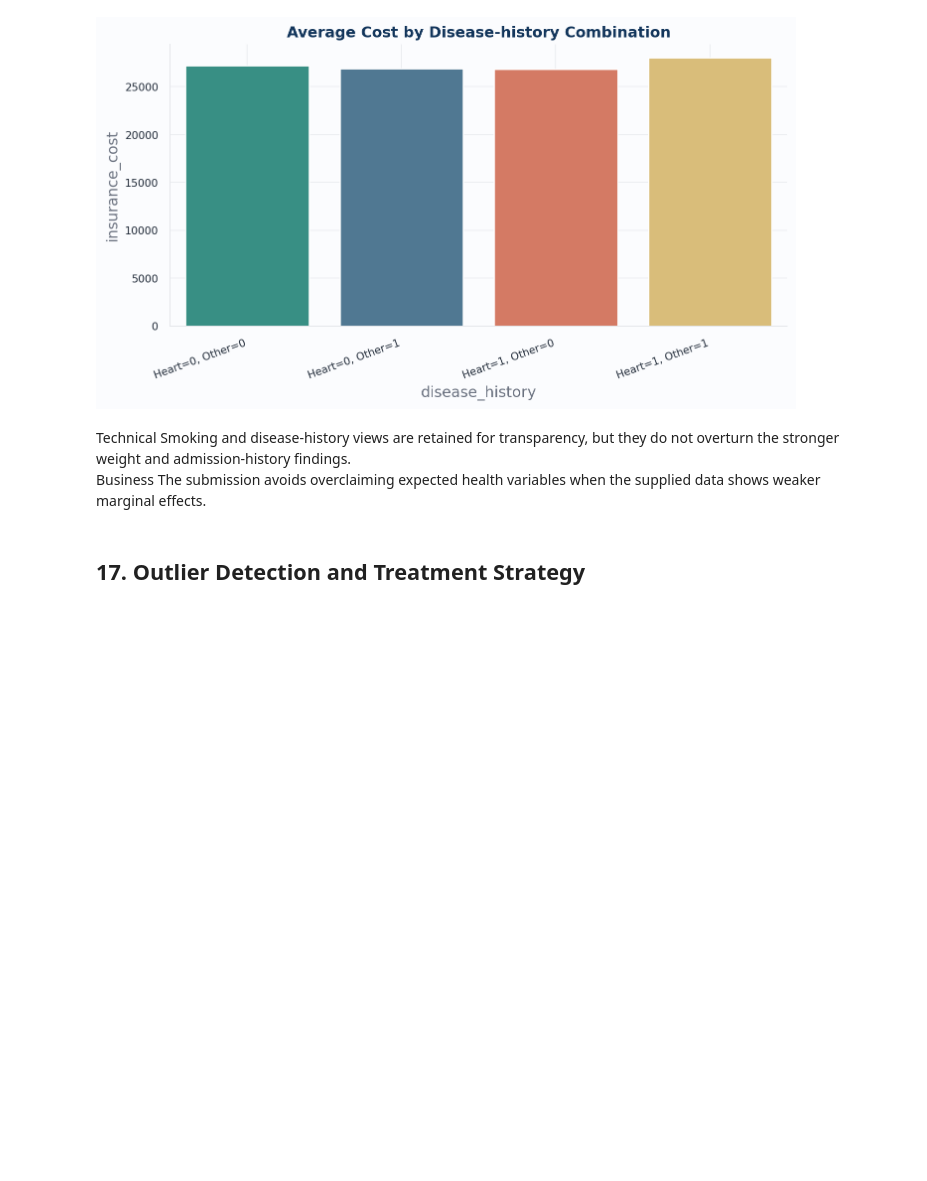
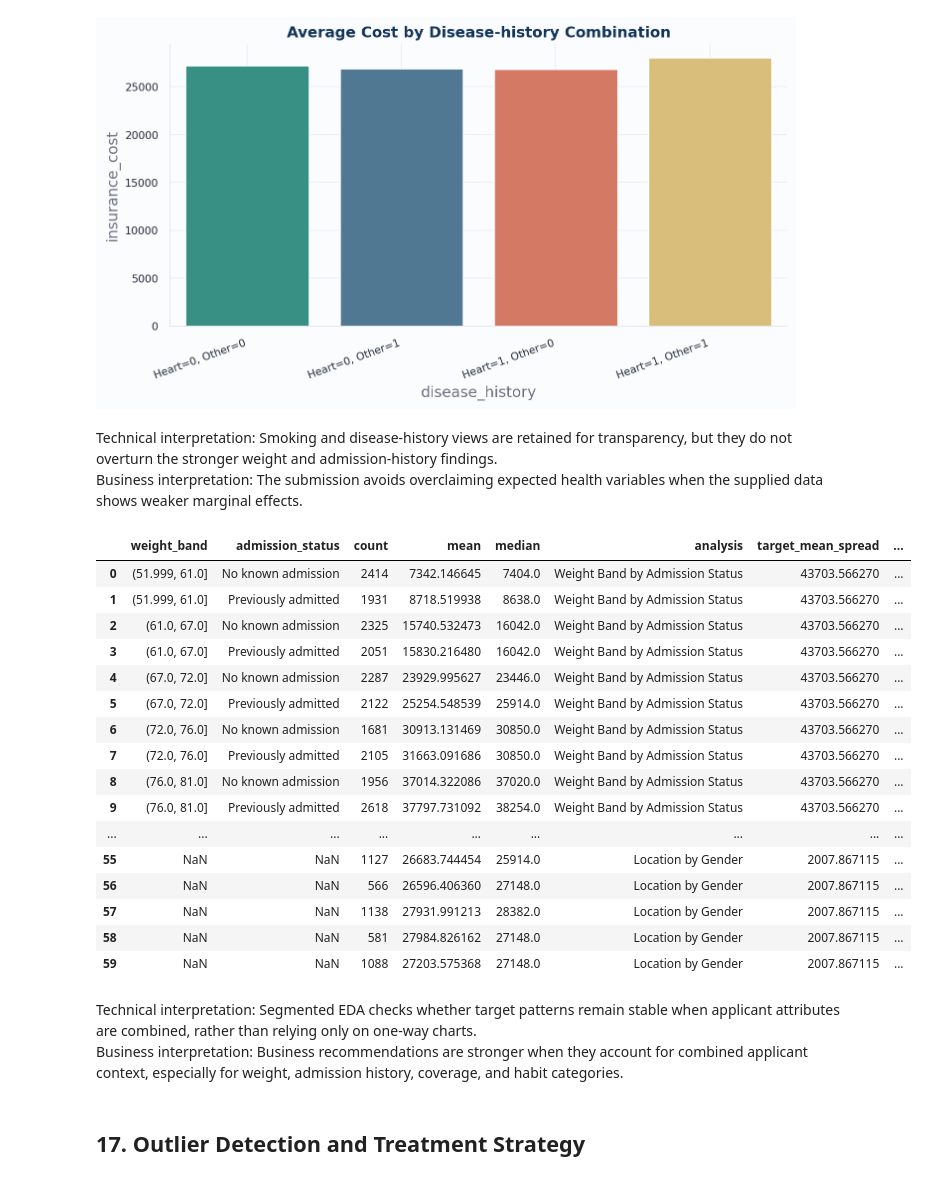
Before and after one commit to gunjan075/gl-capstone, a Jupyter notebook: notebooks/01_milestone1_eda.ipynb, the cells around one changed output. Drawn from its saved outputs; the diff is of its cells as text; code cells hidden in the pictures; blank space fills up the shorter version.

```diff
--- a/notebooks/01_milestone1_eda.ipynb
+++ b/notebooks/01_milestone1_eda.ipynb
@@ -1658,15 +2317,82 @@ else:
 # %% [markdown]
 <div class="insight-card">
     <div class="insight-row">
-        <span class="insight-label tech">Technical</span>
+        <span class="insight-label tech">Technical interpretation:</span>
         <span>Smoking and disease-history views are retained for transparency, but they do not overturn the stronger weight and admission-history findings.</span>
     </div>
     <div class="insight-row">
-        <span class="insight-label biz">Business</span>
+        <span class="insight-label biz">Business interpretation:</span>
         <span>The submission avoids overclaiming expected health variables when the supplied data shows weaker marginal effects.</span>
     </div>
 
 </div>
+# %%
+# M1_MAX_SEGMENTED_EDA
+if "weight_band" not in report_df.columns:
+    report_df["weight_band"] = pd.cut(report_df["weight"], bins=7, include_lowest=True).astype(str)
+
+segmented_specs = [
+    ("weight_band", "admission_status", "segmented_weight_band_by_admission_status.png", "Weight Band by Admission Status"),
+    ("weight_band", "regular_checkup_last_year", "segmented_weight_band_by_regular_checkup.png", "Weight Band by Regular Checkup"),
+    ("covered_by_any_other_company", "admission_status", "segmented_other_coverage_by_admission_status.png", "Other Coverage by Admission Status"),
+    ("Location", "Gender", "segmented_location_by_gender.png", "Location by Gender"),
+    ("smoking_status", "age_band", "segmented_smoking_by_age_band.png", "Smoking Status by Age Band"),
+    ("exercise", "smoking_status", "segmented_exercise_by_smoking_status.png", "Exercise by Smoking Status"),
+    ("Alcohol", "smoking_status", "segmented_alcohol_by_smoking_status.png", "Alcohol by Smoking Status"),
+]
+
+segmented_rows = []
+for row_var, col_var, filename, title in segmented_specs:
+    grouped = report_df.groupby([row_var, col_var], dropna=False, observed=False)[TARGET].agg(["count", "mean", "median"]).reset_index()
+    grouped["analysis"] = title
+    grouped["target_mean_spread"] = grouped["mean"].max() - grouped["mean"].min() if len(grouped) else 0
+    grouped["technical_interpretation"] = f"{title} checks whether a relationship changes across a second applicant segment."
+    grouped["business_interpretation"] = f"{title} helps avoid a one-variable-only interpretation for applicant pricing."
+    segmented_rows.append(grouped)
+    plot_data = grouped.copy()
+    if plot_data[row_var].nunique() > 10:
+        keep = report_df[row_var].astype(str).value_counts().head(10).index
+        plot_data = plot_data[plot_data[row_var].astype(str).isin(keep)]
+    plt.figure(figsize=(10, 5.2))
+    sns.barplot(data=plot_data, x=row_var, y="mean", hue=col_var)
+    plt.title(f"Average Insurance Cost: {title}")
+    plt.xlabel(row_var)
+    plt.ylabel("Mean insurance_cost")
+    plt.xticks(rotation=35, ha="right")
+    plt.legend(title=col_var, fontsize=7, title_fontsize=8)
+    savefig(FIG_DIR / filename)
+segmented_eda_summary = pd.concat(segmented_rows, ignore_index=True)
+segmented_eda_summary.to_csv(TABLE_DIR / "segmented_eda_summary.csv", index=False)
+display(segmented_eda_summary.head(60))
+# %% [output]
+|  | weight_band | admission_status | count | mean | median | analysis | target_mean_spread | ... |
+| 0 | (51.999, 61.0] | No known admission | 2414 | 7342.146645 | 7404.0 | Weight Band by Admission Status | 43703.566270 | ... |
+| 1 | (51.999, 61.0] | Previously admitted | 1931 | 8718.519938 | 8638.0 | Weight Band by Admission Status | 43703.566270 | ... |
+| 2 | (61.0, 67.0] | No known admission | 2325 | 15740.532473 | 16042.0 | Weight Band by Admission Status | 43703.566270 | ... |
+| 3 | (61.0, 67.0] | Previously admitted | 2051 | 15830.216480 | 16042.0 | Weight Band by Admission Status | 43703.566270 | ... |
+| 4 | (67.0, 72.0] | No known admission | 2287 | 23929.995627 | 23446.0 | Weight Band by Admission Status | 43703.566270 | ... |
+| 5 | (67.0, 72.0] | Previously admitted | 2122 | 25254.548539 | 25914.0 | Weight Band by Admission Status | 43703.566270 | ... |
+| 6 | (72.0, 76.0] | No known admission | 1681 | 30913.131469 | 30850.0 | Weight Band by Admission Status | 43703.566270 | ... |
+| 7 | (72.0, 76.0] | Previously admitted | 2105 | 31663.091686 | 30850.0 | Weight Band by Admission Status | 43703.566270 | ... |
+| 8 | (76.0, 81.0] | No known admission | 1956 | 37014.322086 | 37020.0 | Weight Band by Admission Status | 43703.566270 | ... |
+| 9 | (76.0, 81.0] | Previously admitted | 2618 | 37797.731092 | 38254.0 | Weight Band by Admission Status | 43703.566270 | ... |
+| ... | ... | ... | ... | ... | ... | ... | ... | ... |
+| 55 | NaN | NaN | 1127 | 26683.744454 | 25914.0 | Location by Gender | 2007.867115 | ... |
+| 56 | NaN | NaN | 566 | 26596.406360 | 27148.0 | Location by Gender | 2007.867115 | ... |
+| 57 | NaN | NaN | 1138 | 27931.991213 | 28382.0 | Location by Gender | 2007.867115 | ... |
+| 58 | NaN | NaN | 581 | 27984.826162 | 27148.0 | Location by Gender | 2007.867115 | ... |
+| 59 | NaN | NaN | 1088 | 27203.575368 | 27148.0 | Location by Gender | 2007.867115 | ... |
+# %% [markdown]
+<div class="insight-card">
+        <div class="insight-row">
+            <span class="insight-label tech">Technical interpretation:</span>
+            <span>Segmented EDA checks whether target patterns remain stable when applicant attributes are combined, rather than relying only on one-way charts.</span>
+        </div>
+        <div class="insight-row">
+            <span class="insight-label biz">Business interpretation:</span>
+            <span>Business recommendations are stronger when they account for combined applicant context, especially for weight, admission history, coverage, and habit categories.</span>
+        </div>
+    </div>
 # %% [markdown]
 ## 17. Outlier Detection and Treatment Strategy
 # %%
```
Also changed, not shown: parts of 87 cells of this notebook, 3 other files.
